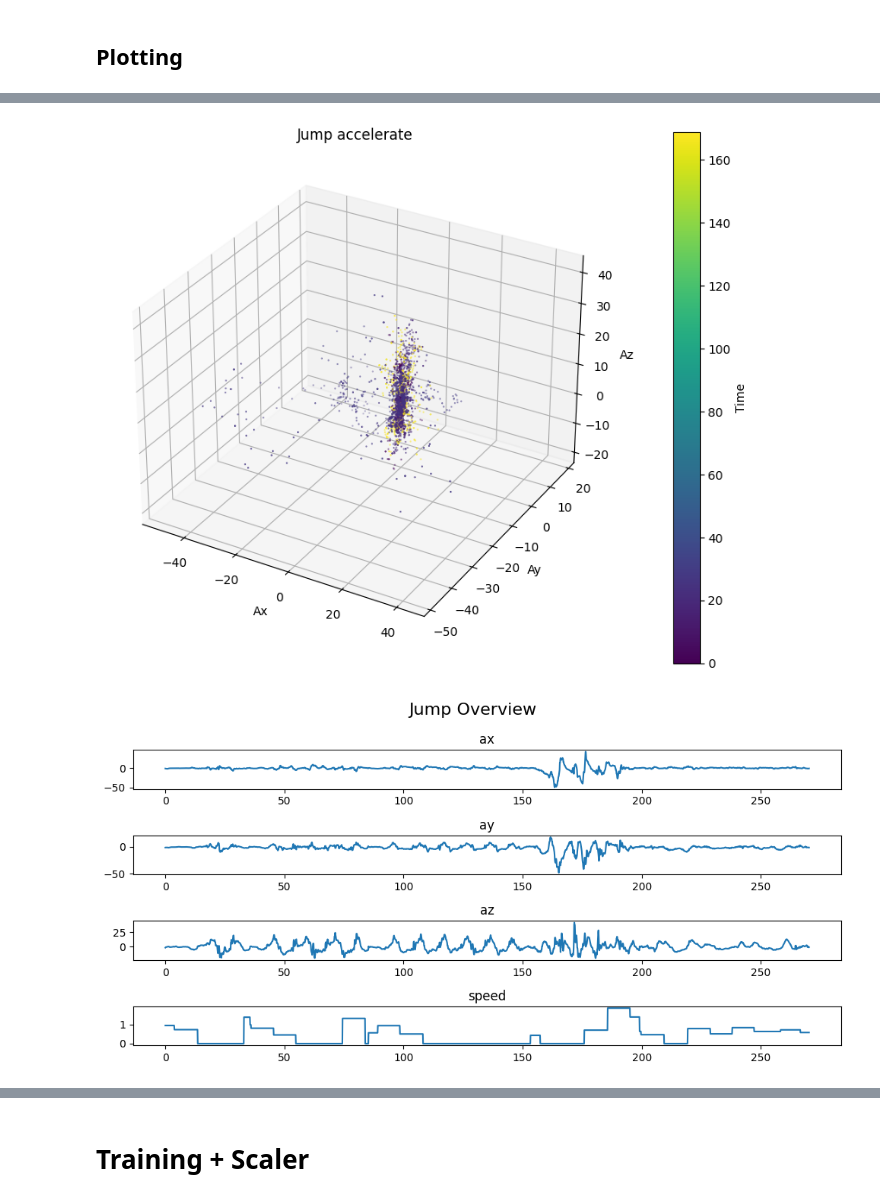
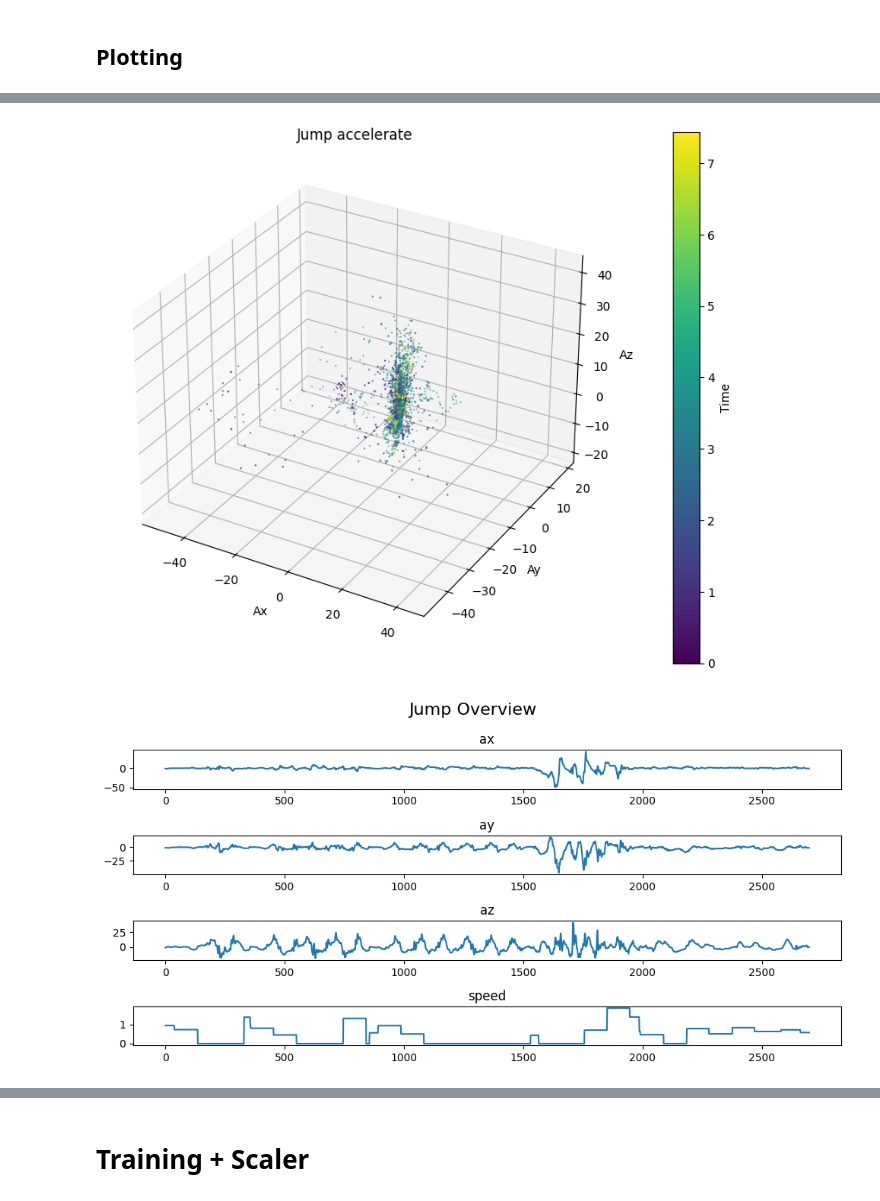
Before and after one commit to FSYFSYFSY/CMPT353_Project, a Jupyter notebook: program.ipynb, the cells around one changed output, grey strips where cells are left out. Saved outputs shown, nothing was run; the diff lists cells and outputs as text; code cells hidden in the pictures.

```diff
--- a/program.ipynb
+++ b/program.ipynb
@@ -22,8 +22,8 @@ from data_smoothing import output_kalman, kalmanSmooth, lowess_smooth, fft_denoi
 # %% [markdown]
 # Load data
 # %%
-#folder_path = 'original_data'
-folder_path = 'fft_denoised'
+folder_path = 'original_data'
+#folder_path = 'fft_denoised'
 #folder_path = 'kalman_smoothed'
 #folder_path = 'lowess_smoothed'
 
@@ -86,9 +116,7 @@ plt.show(fig1)
 
 
 plt.figure(figsize=(10, 5))
-selected_columns = walk_df.columns[1:5]
-selected_data = walk_df[selected_columns]
-x = np.arange(0, len(selected_data) * 0.1, 0.1)
+x = np.arange(0, len(walk_df['time']))
 
 for i, col in enumerate(walk_df.columns[1:5]):
     plt.subplot(4, 1, i+1)
@@ -118,9 +146,7 @@ ax.set_zlabel('Az')
 plt.show(fig2)
 
 plt.figure(figsize=(10, 5))
-selected_columns = run_df.columns[1:5]
-selected_data = run_df[selected_columns]
-x = np.arange(0, len(selected_data) * 0.1, 0.1)
+x = np.arange(0, len(run_df['time']))
 
 for i, col in enumerate(run_df.columns[1:5]):
     plt.subplot(4, 1, i+1)
@@ -151,9 +177,7 @@ plt.show(fig3)
 
 
 plt.figure(figsize=(10, 5))
-selected_columns =still_df.columns[1:5]
-selected_data = still_df[selected_columns]
-x = np.arange(0, len(selected_data) * 0.1, 0.1)
+x = np.arange(0, len(still_df['time']))
 
 for i, col in enumerate(still_df.columns[1:5]):
     plt.subplot(4, 1, i+1)
@@ -169,35 +193,33 @@ plt.show()
 # %%
 fig4 = plt.figure(figsize=(10, 8))
 ax = fig4.add_subplot(111, projection='3d')
 
 sc4 = ax.scatter(jump_df['ax'], jump_df['ay'], jump_df['az'], c=jump_df['time'], cmap='viridis',marker='o', s = 0.3)
 
 cbar = plt.colorbar(sc4, ax=ax, pad=0.1)
 cbar.set_label('Time')
 
 ax.set_title('Jump accelerate')
 ax.set_xlabel('Ax')
 ax.set_ylabel('Ay')
 ax.set_zlabel('Az')
 
 plt.show(fig4)
 
 plt.figure(figsize=(10, 5))
-selected_columns =jump_df.columns[1:5]
-selected_data = jump_df[selected_columns]
-x = np.arange(0, len(selected_data) * 0.1, 0.1)
+x = np.arange(0, len(jump_df['time']))
 
 for i, col in enumerate(jump_df.columns[1:5]):
     plt.subplot(4, 1, i+1)
     plt.plot(x, jump_df[col],marker='', linestyle='-')
     plt.title(f'{col}')
 
 plt.suptitle('Jump Overview', fontsize=16)
 plt.tight_layout()
 plt.show()
 # %% [output]
-[figure, old version]
+[figure, new version]
-[figure, old version]
+[figure, new version]
 # %%
 fig5 = plt.figure(figsize=(10, 8))
 ax = fig5.add_subplot(111, projection='3d')
```
Also changed, not shown: parts of 8 cells of this notebook.
